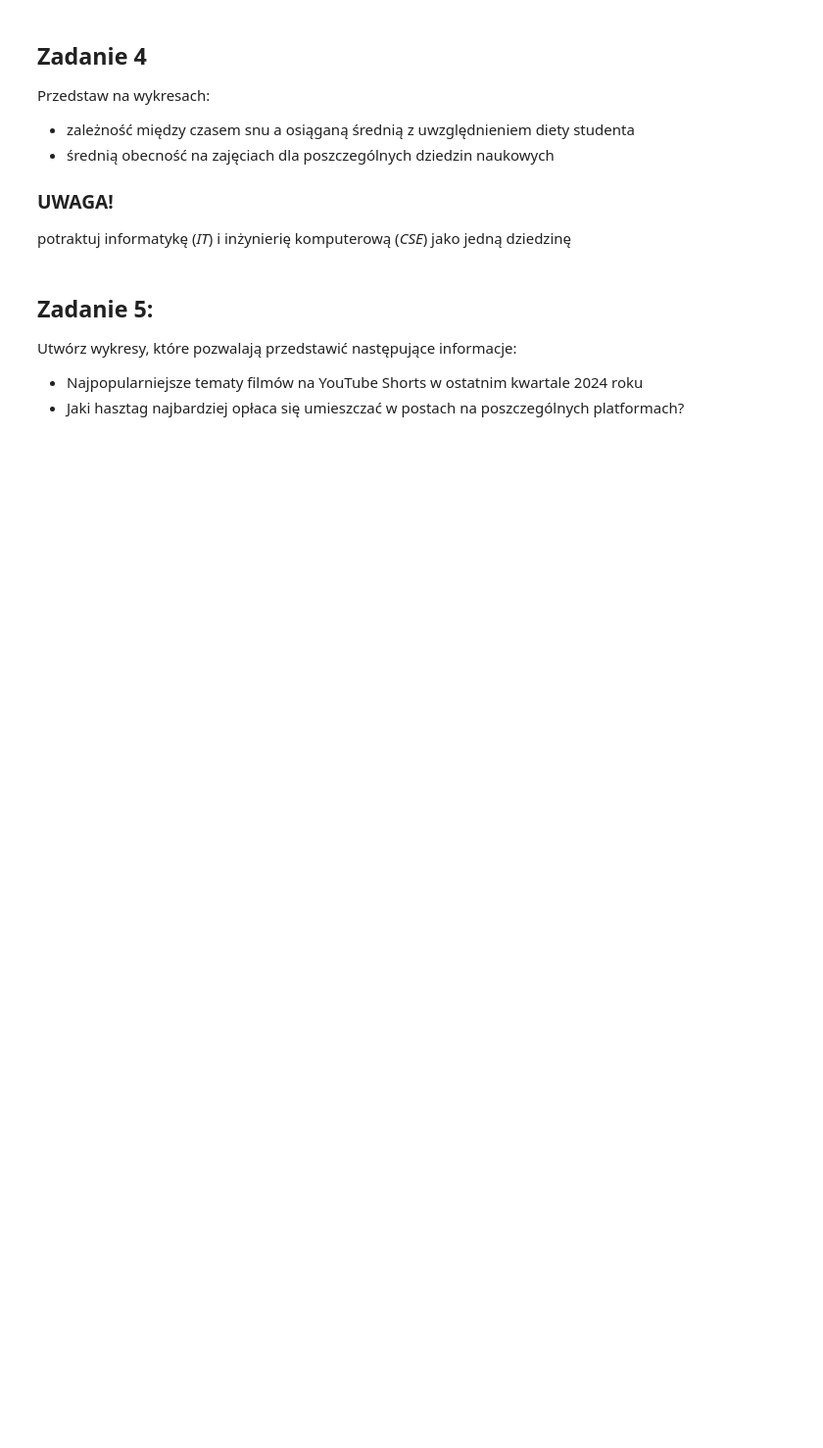
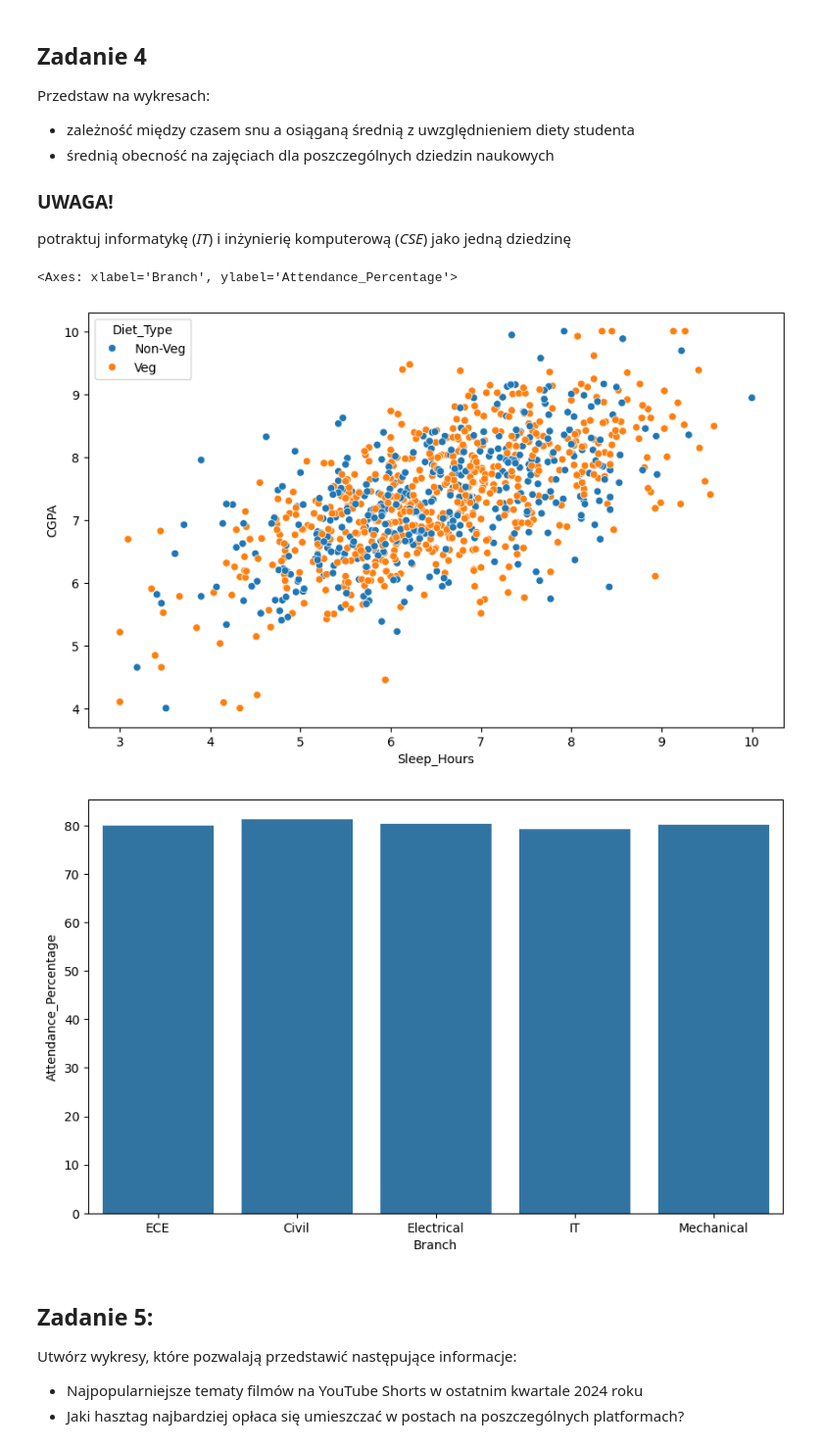
Before and after one commit to Zajecia-na-PWr-LR/lista-1-szyjac7457, a Jupyter notebook: UczenieMaszynowe_25_26_Lista1.ipynb, the cells around one changed output. Shown at 98% size. Cells and saved outputs as stored; diff of their text form; code cells hidden in the pictures; blank space fills up the shorter version.

```diff
--- a/UczenieMaszynowe_25_26_Lista1.ipynb
+++ b/UczenieMaszynowe_25_26_Lista1.ipynb
@@ -115,0 +114,4 @@ data[]
+# %%
+data['Free_Time_Hours'] = round(24 - (data['Study_Hours_per_Day'] + data['Sleep_Hours'] + data['Screen_Time_Hours'] + (data['Gym_Hours_per_Week'] / 7) + 2.5 - 1), 2)
+result2 = data[['Free_Time_Hours', 'Study_Hours_per_Day', 'Sleep_Hours', 'Screen_Time_Hours', 'Gym_Hours_per_Week']]
+result2
@@ -127,6 +161,18 @@ Przedstaw na wykresach:
 - średnią obecność na zajęciach dla poszczególnych dziedzin naukowych
 ### UWAGA!
 potraktuj informatykę (*IT*) i inżynierię komputerową (*CSE*) jako jedną dziedzinę
+# %%
+data['Branch'] = data['Branch'].replace('CSE', 'IT')
+
+plt.figure(figsize=(10, 6))
+sns.scatterplot(data=data, x ='Sleep_Hours', y='CGPA', hue='Diet_Type')
+
+plt.figure(figsize=(10, 6))
+sns.barplot(data=data, x='Branch', y='Attendance_Percentage', errorbar=None)
+# %% [output]
+<Axes: xlabel='Branch', ylabel='Attendance_Percentage'>
+[figure, added]
+[figure, added]
 # %% [markdown]
 ## Zadanie 5:
 Utwórz wykresy, które pozwalają przedstawić następujące informacje:
```
Also changed, not shown: parts of 4 cells of this notebook.
